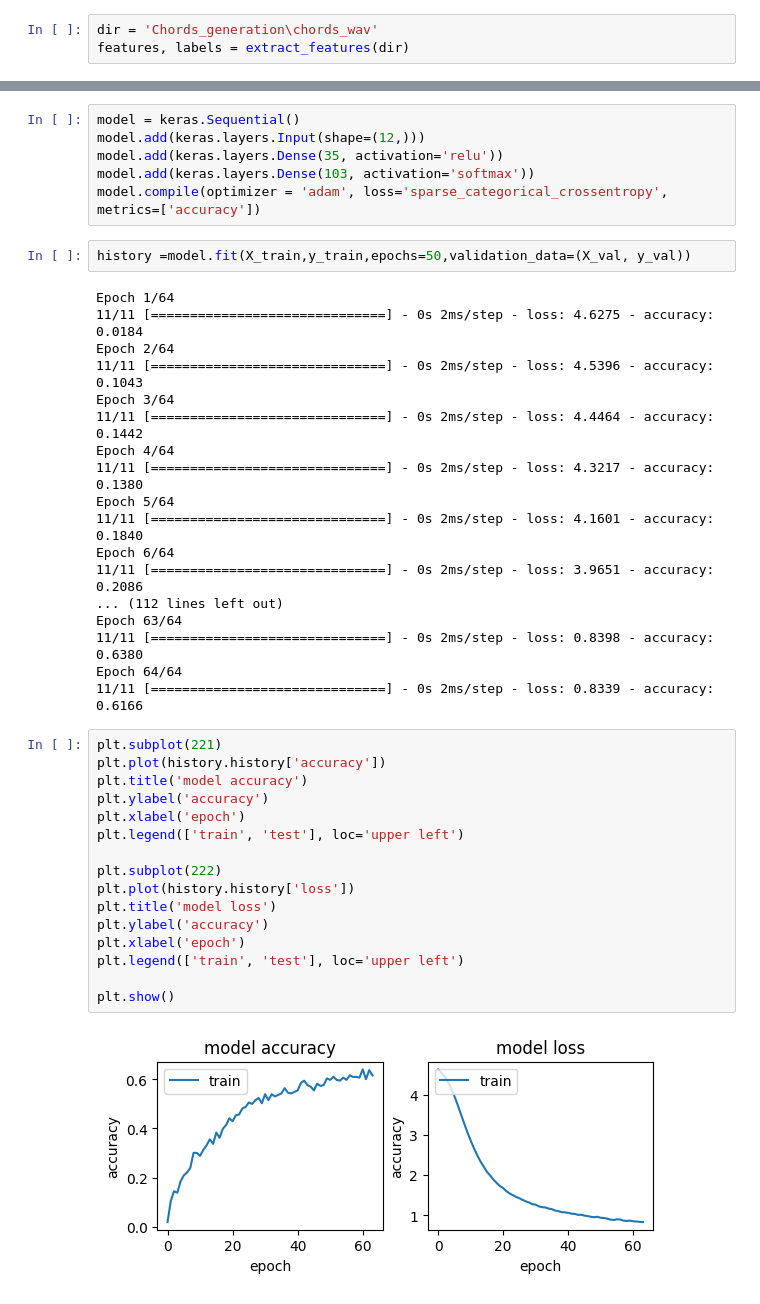
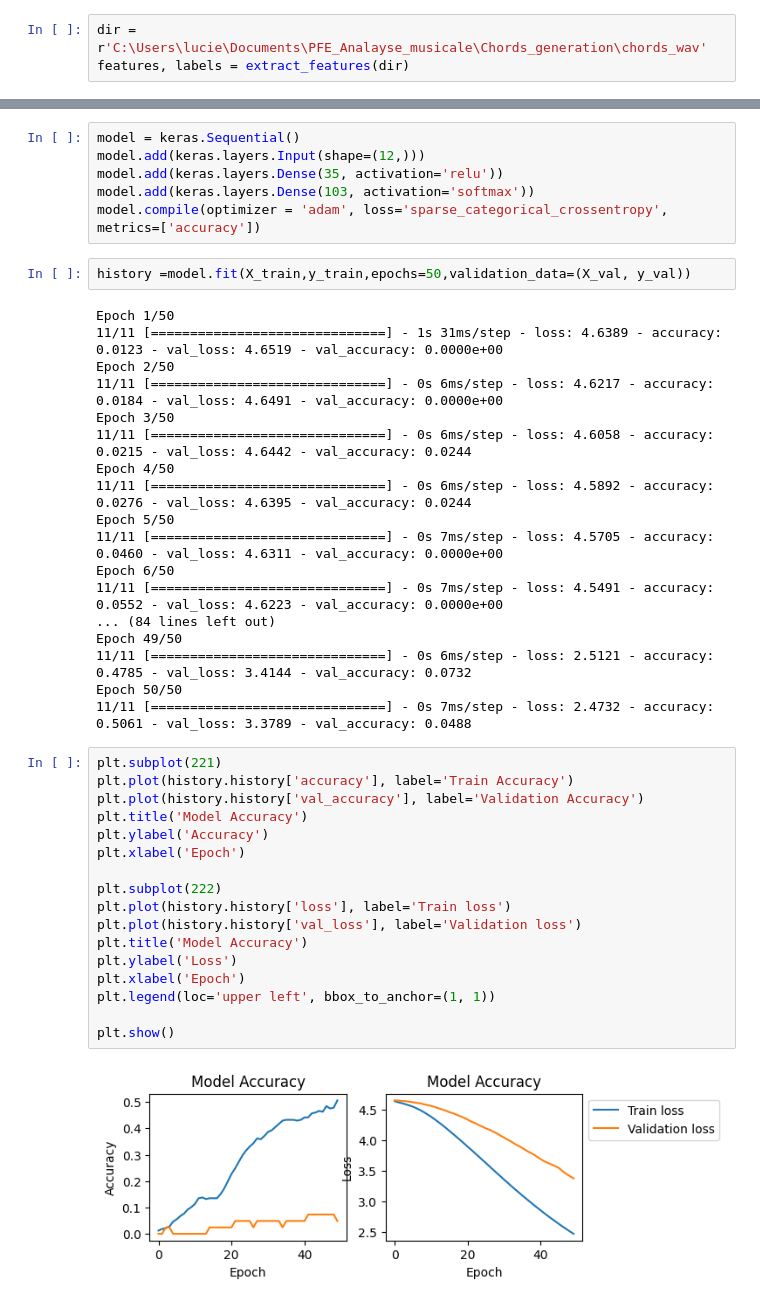
Before and after one commit to bonjooooour/PFE_Analayse_musicale, a Jupyter notebook: Chords_analysis/rn_on_one_chord.ipynb, the cells around one changed output, grey strips where cells are left out. Cells and saved outputs as stored; diff of their text form.

```diff
--- a/Chords_analysis/rn_on_one_chord.ipynb
+++ b/Chords_analysis/rn_on_one_chord.ipynb
@@ -127,7 +131,7 @@ def extract_features(directory):
 
     return features, labels
 # %%
-dir = 'Chords_generation\chords_wav'
+dir = r'C:\Users\lucie\Documents\PFE_Analayse_musicale\Chords_generation\chords_wav'
 features, labels = extract_features(dir)
 # %%
 permutations = np.random.permutation(408)
@@ -150,38 +154,39 @@ model.compile(optimizer = 'adam', loss='sparse_categorical_crossentropy', metric
 # %%
 history =model.fit(X_train,y_train,epochs=50,validation_data=(X_val, y_val))
 # %% [output]
-Epoch 1/64
-11/11 [==============================] - 0s 2ms/step - loss: 4.6275 - accuracy: 0.0184
-Epoch 2/64
-11/11 [==============================] - 0s 2ms/step - loss: 4.5396 - accuracy: 0.1043
-Epoch 3/64
-11/11 [==============================] - 0s 2ms/step - loss: 4.4464 - accuracy: 0.1442
-Epoch 4/64
-11/11 [==============================] - 0s 2ms/step - loss: 4.3217 - accuracy: 0.1380
-Epoch 5/64
-11/11 [==============================] - 0s 2ms/step - loss: 4.1601 - accuracy: 0.1840
-Epoch 6/64
-11/11 [==============================] - 0s 2ms/step - loss: 3.9651 - accuracy: 0.2086
-... (112 lines left out)
-Epoch 63/64
-11/11 [==============================] - 0s 2ms/step - loss: 0.8398 - accuracy: 0.6380
-Epoch 64/64
-11/11 [==============================] - 0s 2ms/step - loss: 0.8339 - accuracy: 0.6166
+Epoch 1/50
+11/11 [==============================] - 1s 31ms/step - loss: 4.6389 - accuracy: 0.0123 - val_loss: 4.6519 - val_accuracy: 0.0000e+00
+Epoch 2/50
+11/11 [==============================] - 0s 6ms/step - loss: 4.6217 - accuracy: 0.0184 - val_loss: 4.6491 - val_accuracy: 0.0000e+00
+Epoch 3/50
+11/11 [==============================] - 0s 6ms/step - loss: 4.6058 - accuracy: 0.0215 - val_loss: 4.6442 - val_accuracy: 0.0244
+Epoch 4/50
+11/11 [==============================] - 0s 6ms/step - loss: 4.5892 - accuracy: 0.0276 - val_loss: 4.6395 - val_accuracy: 0.0244
+Epoch 5/50
+11/11 [==============================] - 0s 7ms/step - loss: 4.5705 - accuracy: 0.0460 - val_loss: 4.6311 - val_accuracy: 0.0000e+00
+Epoch 6/50
+11/11 [==============================] - 0s 7ms/step - loss: 4.5491 - accuracy: 0.0552 - val_loss: 4.6223 - val_accuracy: 0.0000e+00
+... (84 lines left out)
+Epoch 49/50
+11/11 [==============================] - 0s 6ms/step - loss: 2.5121 - accuracy: 0.4785 - val_loss: 3.4144 - val_accuracy: 0.0732
+Epoch 50/50
+11/11 [==============================] - 0s 7ms/step - loss: 2.4732 - accuracy: 0.5061 - val_loss: 3.3789 - val_accuracy: 0.0488
 # %%
 plt.subplot(221)
-plt.plot(history.history['accuracy'])
-plt.title('model accuracy')
-plt.ylabel('accuracy')
-plt.xlabel('epoch')
-plt.legend(['train', 'test'], loc='upper left')
+plt.plot(history.history['accuracy'], label='Train Accuracy')
+plt.plot(history.history['val_accuracy'], label='Validation Accuracy')
+plt.title('Model Accuracy')
+plt.ylabel('Accuracy')
+plt.xlabel('Epoch')
 
 plt.subplot(222)
-plt.plot(history.history['loss'])
-plt.title('model loss')
-plt.ylabel('accuracy')
-plt.xlabel('epoch')
-plt.legend(['train', 'test'], loc='upper left')
+plt.plot(history.history['loss'], label='Train loss')
+plt.plot(history.history['val_loss'], label='Validation loss')
+plt.title('Model Accuracy')
+plt.ylabel('Loss')
+plt.xlabel('Epoch')
+plt.legend(loc='upper left', bbox_to_anchor=(1, 1))
 
 plt.show()
 # %% [output]
-[figure, old version]
+[figure, new version]
```
Also changed, not shown: parts of 6 cells of this notebook.
